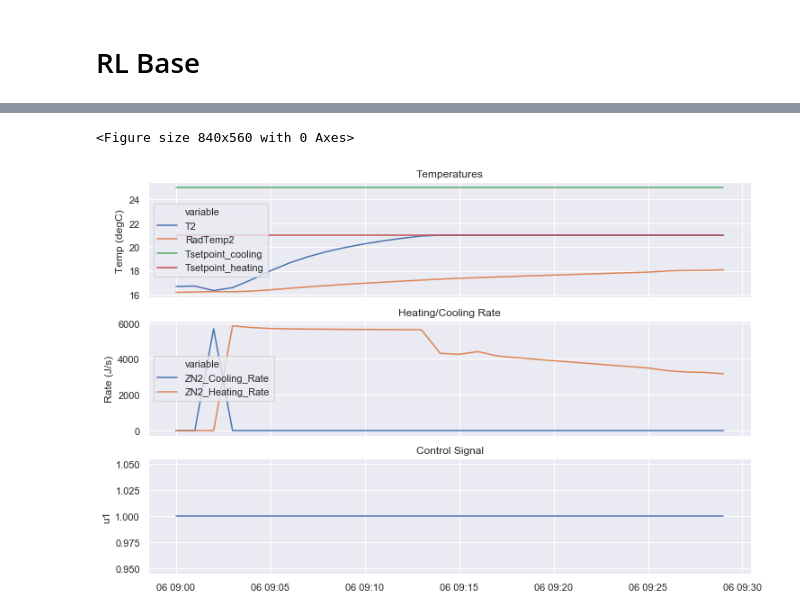
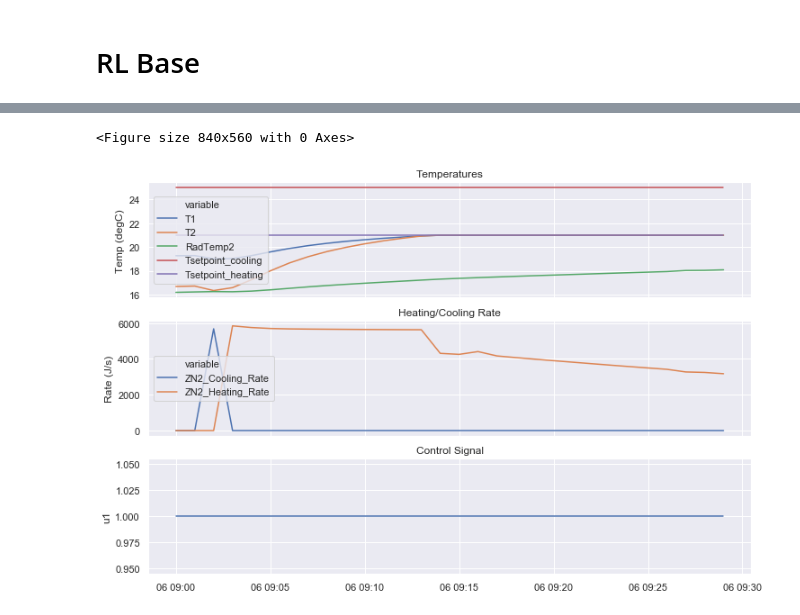
Before and after one commit to nllong/alfalfa-rl-project, a Jupyter notebook: client/rl-example/post-process.ipynb, the cells around one changed output, grey strips where cells are left out. Drawn from its saved outputs; the diff is of its cells as text; code cells hidden in the pictures.

```diff
--- a/client/rl-example/post-process.ipynb
+++ b/client/rl-example/post-process.ipynb
@@ -17,6 +17,7 @@ infile = os.path.join('results-rl-base', 'rl-base.csv')
 if os.path.exists(infile):
     temp_vars = [
         'T1',
+        'T2',
         'Tsetpoint_cooling',
         'Tsetpoint_heating',
     ]
@@ -63,6 +64,7 @@ if os.path.exists(infile):
 infile = os.path.join('results-rl-base-pid', 'rl-base-pid.csv')
 if os.path.exists(infile):
     temp_vars = [
+        'T1',
         'T2',
         'RadTemp2',
         'Tsetpoint_cooling',
@@ -82,31 +84,31 @@ if os.path.exists(infile):
     plot_data = pd.melt(df, id_vars=['timestamp'], value_vars=temp_vars)
     sns.lineplot(
         x='timestamp',
         y='value',
         hue='variable',
         data=plot_data,
         ax=ax[0]
     ).set_title('Temperatures')
     ax[0].set_xlabel('')
     ax[0].set_ylabel('Temp (degC)')
     ax[0].set_xticklabels([])
     plot_data = pd.melt(df, id_vars=['timestamp'], value_vars=y2_vars)
     sns.lineplot(
         x='timestamp',
         y='value',
         hue='variable',
         data=plot_data,
         ax=ax[1]
     ).set_title('Heating/Cooling Rate')
     ax[1].set_xlabel('')
     ax[1].set_ylabel('Rate (J/s)')
     ax[1].set_xticklabels([])
     sns.lineplot(
         x=df['timestamp'],
         y=df['u1'],
         ax=ax[2]
     ).set_title('Control Signal')
     ax[2].set_xlabel('')
 # %% [output]
 <Figure size 840x560 with 0 Axes>
-[figure, old version]
+[figure, new version]
```
Also changed, not shown: parts of 1 cell of this notebook, 4 other files.
